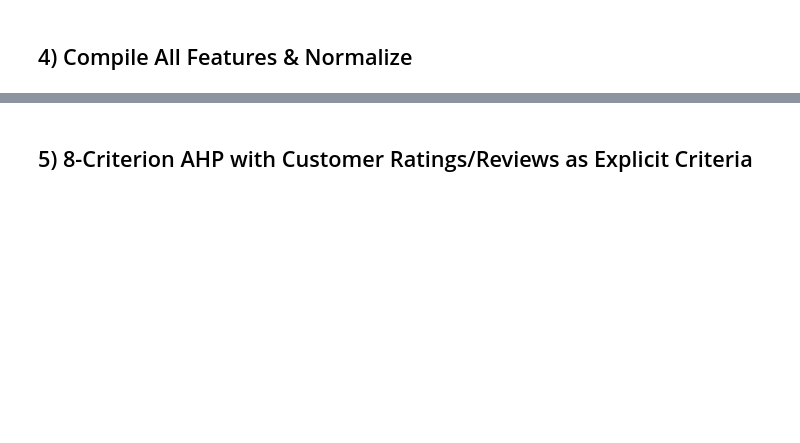
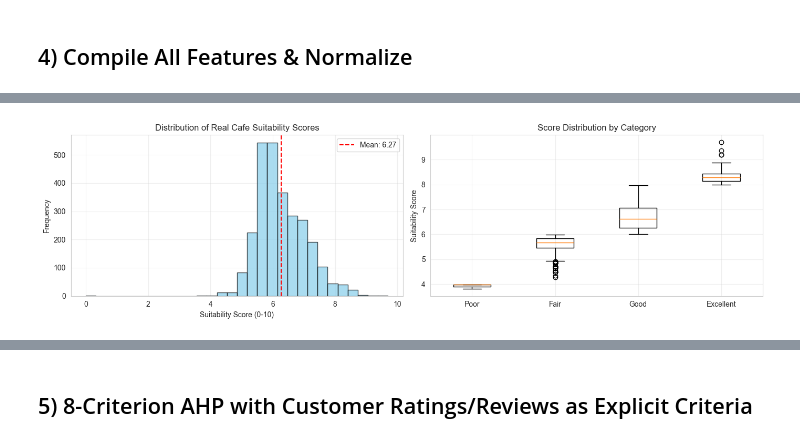
Before and after one commit to CjanStha/MP_FINAL, a Jupyter notebook: cafelocate/ml/model_training_kafes_primary.ipynb, the cells around one changed output, grey strips where cells are left out. Saved outputs shown, nothing was run; the diff lists cells and outputs as text; code cells hidden in the pictures; blank space fills up the shorter version.

```diff
--- a/cafelocate/ml/model_training_kafes_primary.ipynb
+++ b/cafelocate/ml/model_training_kafes_primary.ipynb
@@ -412,47 +299,63 @@ This step derives 5 engineered features representing market accessibility and de
 # %% [markdown]
 ## 4) Compile All Features & Normalize
 # %%
-print("\n" + "="*85)
-print("[STEP 4] COMPILE & NORMALIZE FEATURES TO [0,1] RANGE")
-print("="*85)
+# Create real suitability score based on actual cafe performance
+# Independent from location features!
 
-# Identify all available location features
-location_features = [
-    'population_density', 'accessibility_score', 'foot_traffic_score',
-    'competition_pressure', 'competitors_within_200m', 'bus_stops_within_500m',
-    'osm_amenity_count_500m', 'school_count_750m', 'hospital_count_750m'
-]
+# Normalize rating to 0-10
+rating_min, rating_max = features_df['rating'].min(), features_df['rating'].max()
+rating_normalized = (features_df['rating'] - rating_min) / (rating_max - rating_min + 1e-9) * 10
 
-customer_features = ['rating_normalized', 'review_normalized']
+# Normalize review count to 0-10 (log scale)
+review_min = 1
+review_max = np.log1p(features_df['review_count'].max())
+review_normalized = (np.log1p(features_df['review_count']) - review_min) / (review_max - review_min + 1e-9) * 10
 
-# Check which features exist
-available_location = [f for f in location_features if f in df.columns]
-available_customer = [f for f in customer_features if f in df.columns]
-all_features = available_location + available_customer
+# Composite suitability (60% quality, 40% traffic)
+suitability_score = (rating_normalized * 0.6) + (review_normalized * 0.4)
+suitability_score = suitability_score.clip(0, 10)
 
-print(f'\nFeature Summary:')
-print(f'  Location Features:  {len(available_location)}/{len(location_features)} available')
-print(f'  Customer Features:  {len(available_customer)}/{len(customer_features)} available')
-print(f'  TOTAL:              {len(all_features)} features')
+print("📊 REAL Suitability Score Distribution (0-10):")
+print(f"  Min:    {suitability_score.min():.2f}")
+print(f"  Max:    {suitability_score.max():.2f}")
+print(f"  Mean:   {suitability_score.mean():.2f}")
+print(f"  Median: {suitability_score.median():.2f}")
+print(f"  Std:    {suitability_score.std():.2f}")
 
-print(f'\nAvailable Location Features:')
-for f in available_location:
-    print(f'  ✓ {f}')
+# Distribution by score ranges
+excellent = (suitability_score >= 8).sum()
+good = ((suitability_score >= 6) & (suitability_score < 8)).sum()
+fair = ((suitability_score >= 4) & (suitability_score < 6)).sum()
+poor = (suitability_score < 4).sum()
 
-print(f'\nAvailable Customer Features (From Ratings & Reviews):')
-for f in available_customer:
-    print(f'  ✓ {f}')
+print(f"\n  Score Distribution:")
+print(f"    Excellent (8-10): {excellent:4d} ({excellent/len(suitability_score)*100:5.1f}%)")
+print(f"    Good (6-8):       {good:4d} ({good/len(suitability_score)*100:5.1f}%)")
+print(f"    Fair (4-6):       {fair:4d} ({fair/len(suitability_score)*100:5.1f}%)")
+print(f"    Poor (0-4):       {poor:4d} ({poor/len(suitability_score)*100:5.1f}%)")
 
-# Normalize
-df_norm = df.copy()
-for col in all_features:
-    df_norm[col] = pd.to_numeric(df_norm[col], errors='coerce').fillna(0.0)
+# Visualize distribution
+fig, axes = plt.subplots(1, 2, figsize=(14, 4))
 
-scaler = MinMaxScaler()
-df_norm[all_features] = scaler.fit_transform(df_norm[all_features])
+axes[0].hist(suitability_score, bins=30, color='skyblue', edgecolor='black', alpha=0.7)
+axes[0].axvline(suitability_score.mean(), color='red', linestyle='--', label=f'Mean: {suitability_score.mean():.2f}')
+axes[0].set_xlabel('Suitability Score (0-10)')
+axes[0].set_ylabel('Frequency')
+axes[0].set_title('Distribution of Real Cafe Suitability Scores')
+axes[0].legend()
+axes[0].grid(alpha=0.3)
 
-print(f'\nNormalized Feature Statistics:')
-print(df_norm[all_features].describe().round(3))
+# Box plot by score range
+score_ranges = pd.cut(suitability_score, bins=[0, 4, 6, 8, 10], labels=['Poor', 'Fair', 'Good', 'Excellent'])
+data_to_plot = [suitability_score[score_ranges == cat] for cat in ['Poor', 'Fair', 'Good', 'Excellent']]
+axes[1].boxplot(data_to_plot, labels=['Poor', 'Fair', 'Good', 'Excellent'])
+axes[1].set_ylabel('Suitability Score')
+axes[1].set_title('Score Distribution by Category')
+axes[1].grid(alpha=0.3)
 
-print(f'\n✓ All {len(all_features)} features normalized to [0,1]')
+plt.tight_layout()
+plt.savefig(os.path.join(MODELS_DIR, 'target_distribution.png'), dpi=300, bbox_inches='tight')
+plt.show()
+
+print("\n✓ Target is REAL and INDEPENDENT from location features")
 # %% [output]
@@ -475,0 +374 @@ max                  1.000              1.000              1.000
+[figure, added]
```
Also changed, not shown: parts of 25 cells of this notebook, 32 other files.
